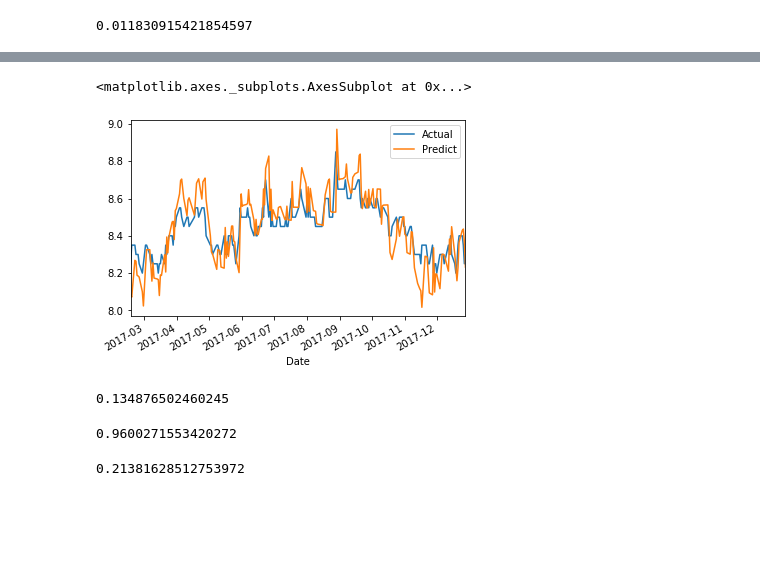
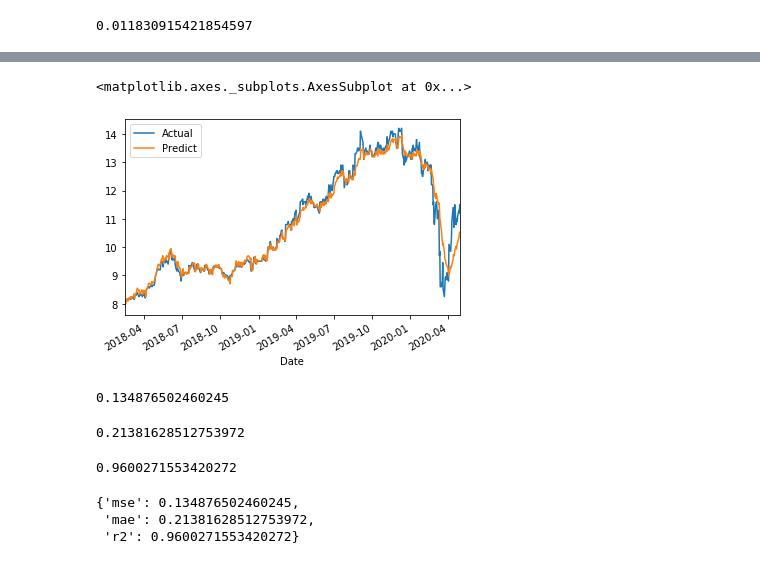
Before and after one commit to chayapan/thesis, a Jupyter notebook: 4.0 Time-series Prediction/TA_SVR_1_BTS.ipynb, the cells around one changed output, grey strips where cells are left out. Drawn from its saved outputs; the diff is of its cells as text; code cells hidden in the pictures; blank space fills up the shorter version.

```diff
--- a/4.0 Time-series Prediction/TA_SVR_1_BTS.ipynb
+++ b/4.0 Time-series Prediction/TA_SVR_1_BTS.ipynb
@@ -71,12 +84,11 @@ inputs = {
     'volume': daily["Volume"]
 }
 
-daily["SMA"] = SMA(inputs, timeperiod=25).tolist()
-daily["WMA"] = WMA(inputs).tolist()
-daily["ADOSC"] = ADOSC(inputs).tolist()
-daily["ATR"] = ATR(inputs).tolist()
-daily["RSI"] = RSI(inputs).tolist()
-daily["AD"] = AD(inputs).tolist()
+daily.loc[:,"SMA"] = SMA(inputs, timeperiod=25).tolist()
+daily.loc[:,"WMA"] = WMA(inputs).tolist()
+daily.loc[:,"ADOSC"] = ADOSC(inputs).tolist()
+daily.loc[:,"ATR"] = ATR(inputs).tolist()
+daily.loc[:,"RSI"] = RSI(inputs).tolist()
 
 daily
 # %% [output]
@@ -374,22 +426,20 @@ inputs = {
     'volume': holdout2["Volume"]
 }
 
-holdout2["SMA"] = SMA(inputs, timeperiod=25).tolist()
-holdout2["WMA"] = WMA(inputs).tolist()
-holdout2["ADOSC"] = ADOSC(inputs).tolist()
-holdout2["ATR"] = ATR(inputs).tolist()
-holdout2["RSI"] = RSI(inputs).tolist()
-holdout2["AD"] = AD(inputs).tolist()
+holdout2.loc[:,"SMA"] = SMA(inputs, timeperiod=25).tolist()
+holdout2.loc[:,"WMA"] = WMA(inputs).tolist()
+holdout2.loc[:,"ADOSC"] = ADOSC(inputs).tolist()
+holdout2.loc[:,"ATR"] = ATR(inputs).tolist()
+holdout2.loc[:,"RSI"] = RSI(inputs).tolist()
 
 # Tomorrow actual
-
-holdout2["Actual"] = holdout2["Close"].shift(-1)
+holdout2.loc[:,"Actual"] = holdout2["Close"].shift(-1)
 holdout2.head()
 
 # Start prediction
 holdout2 = holdout2.dropna()
 
-holdout2["Predict"] = model.predict(holdout2[["SMA", "WMA", "RSI", "ADOSC", "ATR"]].values)
+holdout2.loc[:,"Predict"] = model.predict(holdout2[["SMA", "WMA", "RSI", "ADOSC", "ATR"]].values)
 holdout2
 # %% [output]
 A value is trying to be set on a copy of a slice from a DataFrame.
@@ -426,6 +469,6 @@ See the caveats in the documentation: http://pandas.pydata.org/pandas-docs/stabl
 # %%
-holdout[["Actual", "Predict"]].plot()
+holdout2[["Actual", "Predict"]].plot()
 # %% [output]
 <matplotlib.axes._subplots.AxesSubplot at 0x...>
-[figure, old version]
+[figure, new version]
 # %%
@@ -433,10 +477,24 @@ mean_squared_error(holdout2[["Actual"]].values, holdout2[["Predict"]].values)
 # %% [output]
 0.134876502460245
 # %%
-r2_score(holdout2[["Actual"]].values, holdout2[["Predict"]].values)
+mae = mean_absolute_error(holdout2[["Actual"]].values, holdout2[["Predict"]].values)
+mae
 # %% [output]
-0.9600271553420272
+0.21381628512753972
 # %%
-mean_absolute_error(holdout2[["Actual"]].values, holdout2[["Predict"]].values)
+r2 = r2_score(holdout2[["Actual"]].values, holdout2[["Predict"]].values)
+r2
 # %% [output]
-0.21381628512753972
+0.9600271553420272
+# %%
+# Report metric
+
+{
+    'mse': mse,
+    'mae': mae,
+    'r2': r2
+}
+# %% [output]
+{'mse': 0.134876502460245,
+ 'mae': 0.21381628512753972,
+ 'r2': 0.9600271553420272}
```
Also changed, not shown: parts of 27 cells of this notebook, 14 other files.
